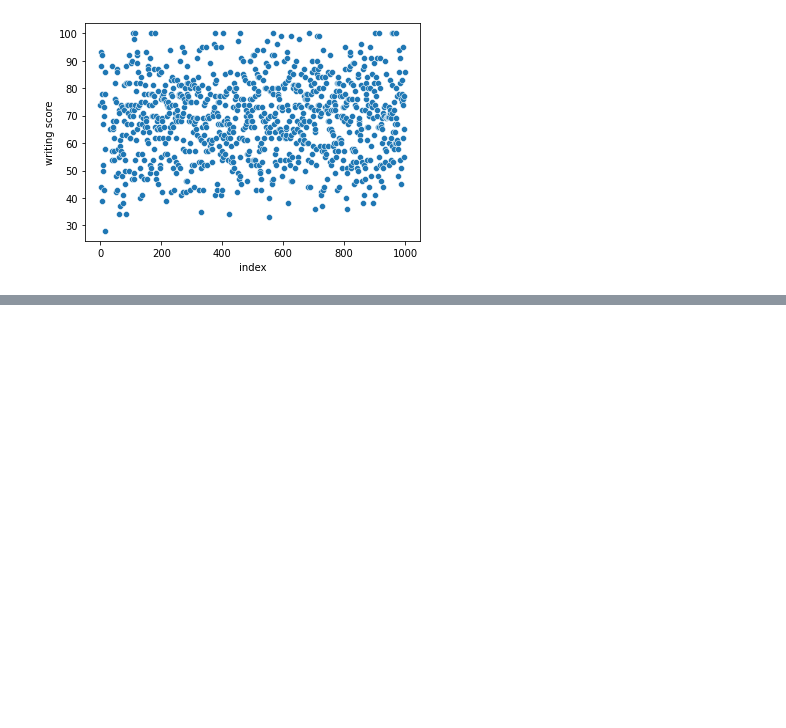
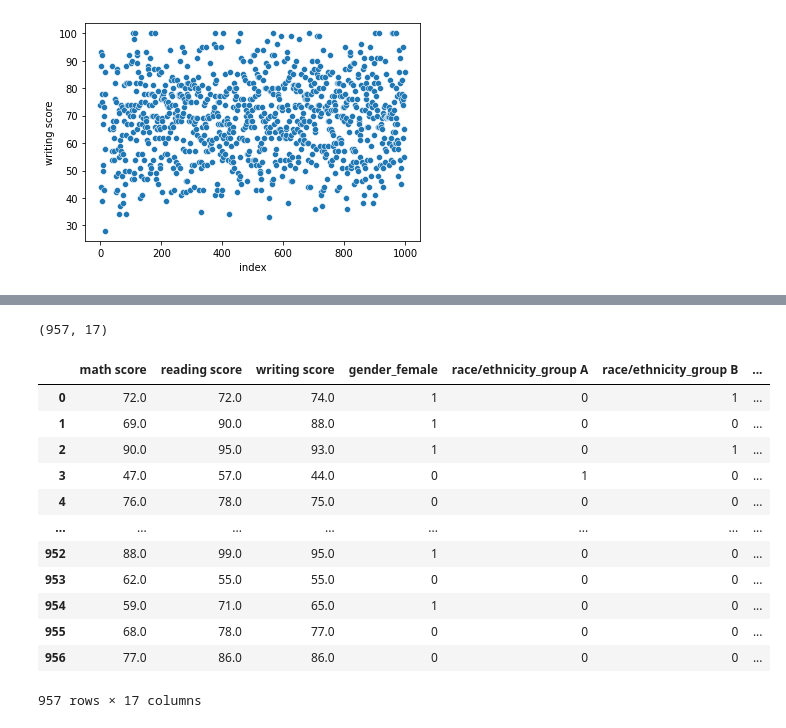
Before and after one commit to mayuresh714/6th-sem-assignments, a Jupyter notebook: DSBDAlab/assignment_no_2/assign2.ipynb, the cells around one changed output, grey strips where cells are left out. Drawn from its saved outputs; the diff is of its cells as text; code cells hidden in the pictures; blank space fills up the shorter version.

```diff
--- a/DSBDAlab/assignment_no_2/assign2.ipynb
+++ b/DSBDAlab/assignment_no_2/assign2.ipynb
@@ -517,0 +490,3 @@ sns.scatterplot(x= 'index' , y='writing score',data=score_df)
+# %%
+score_df = score_df.drop(columns = ['index'])
+score_df
@@ -517,0 +523,22 @@ sns.scatterplot(x= 'index' , y='writing score',data=score_df)
+# %%
+mg = score_df.join(dummies_df)
+# %%
+mg.shape
+# %% [output]
+(957, 17)
+# %%
+mg
+# %% [output]
+|  | math score | reading score | writing score | gender_female | race/ethnicity_group A | race/ethnicity_group B | ... |
+| 0 | 72.0 | 72.0 | 74.0 | 1 | 0 | 1 | ... |
+| 1 | 69.0 | 90.0 | 88.0 | 1 | 0 | 0 | ... |
+| 2 | 90.0 | 95.0 | 93.0 | 1 | 0 | 1 | ... |
+| 3 | 47.0 | 57.0 | 44.0 | 0 | 1 | 0 | ... |
+| 4 | 76.0 | 78.0 | 75.0 | 0 | 0 | 0 | ... |
+| ... | ... | ... | ... | ... | ... | ... | ... |
+| 952 | 88.0 | 99.0 | 95.0 | 1 | 0 | 0 | ... |
+| 953 | 62.0 | 55.0 | 55.0 | 0 | 0 | 0 | ... |
+| 954 | 59.0 | 71.0 | 65.0 | 1 | 0 | 0 | ... |
+| 955 | 68.0 | 78.0 | 77.0 | 0 | 0 | 0 | ... |
+| 956 | 77.0 | 86.0 | 86.0 | 0 | 0 | 0 | ... |
+957 rows × 17 columns
```
Also changed, not shown: parts of 14 cells of this notebook, 2 other files.
